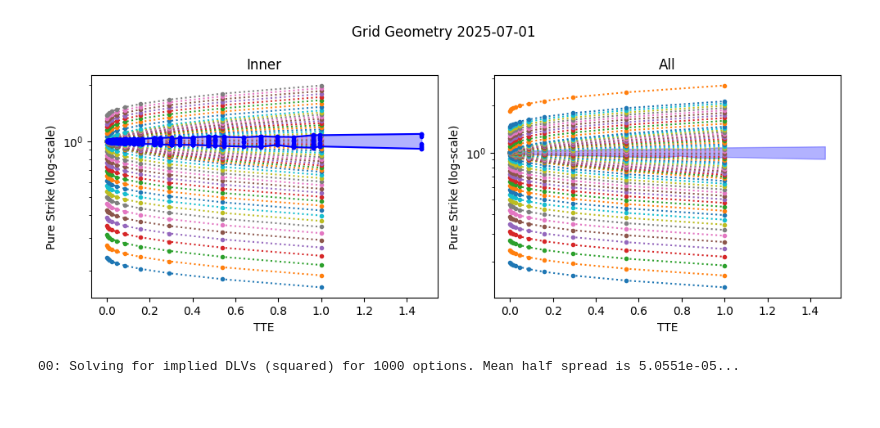
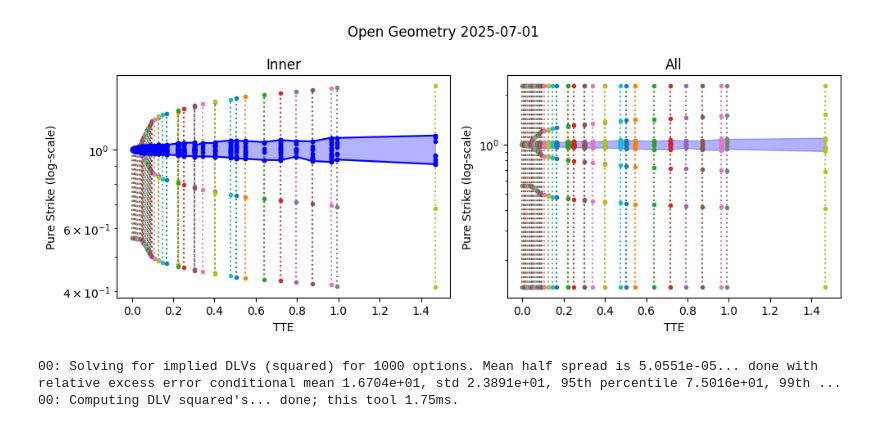
Before and after one commit to hansbuehler/quant_data, a Jupyter notebook: quantdata/sanos/notebooks/viz_open_lin.ipynb, the cells around one changed output. Drawn from its saved outputs; the diff is of its cells as text; code cells hidden in the pictures.

Commit message:
Open SANOS... behaves a bit oddly.

```diff
--- a/quantdata/sanos/notebooks/viz_open_lin.ipynb
+++ b/quantdata/sanos/notebooks/viz_open_lin.ipynb
@@ -37,40 +37,36 @@ print(f"/done; columns {data.keys()}")
 /done; columns dict_keys(['dates', 'ask_pure_delta', 'ask_pure_dk', 'ask_pure_gamma', 'ask_pure_price', 'ask_pure_theta', 'ask_pure_vega', 'ask_vol', 'bid_pure_delta', 'bid_pure_dk', 'bid_pure_gamma', ...
 # %%
 %aimport quantdata.sanos.utils
-%aimport quantdata.sanos.grid
+%aimport quantdata.sanos.open
 %aimport quantdata.sanos.fitter
 
 from cdxcore.bs import bs
 from cdxcore.dynaplot import figure, store
 from cdxcore.verbose import Context
 from quantdata.biz_calendar import DAYS_PER_YEAR
-from quantdata.sanos.grid import GridGeometry, GridSanos, BackboneNumpy
+from quantdata.sanos.open import OpenGeometryGenerator, OpenSanos
 from quantdata.sanos.fitter import Eps, Fitter
 import numpy as np
 
 def fit(data):
     num_samples = len(data.dates)
 
-    # construct grid
-    # --------------
+    # configure open geometry generation
+    # ----------------------------------
 
-    grid        = GridGeometry.create_grid_nms(
-                            horizon_t  = 1.,
-                            num_times  = 10,
-                            nms_range  = (-4,4),
-                            num_nms    = 60,
-                            dlv_min    = 0.01,
-                            dlv_max    = 5.,
-                            fwdvol_min = 0.0,
-                            vol_interp = "lin_var",
+    geometry_generator = OpenGeometryGenerator(
+                            dlv_min     = 0.01,
+                            dlv_max     = 5.,
+                            fwdvol_min  = 0.0,
+                            vol_interp  = "lin_var",
+                            min_dx      = 1e-5,
+                            max_dx      = None,
                             lower_scale = 0.2,
                             upper_scale = 1.5,
-                            dtype = np.float64
-            )
+                            max_dx_outer_fac = 1.
+                        )
 
     eps         = Eps()
-    fitter      = Fitter( geometry = grid, eps = eps, debug=True, max_error = None, mid_fit_weight = 0.1 )
-    sanos       = GridSanos( geometry = grid, bb = BackboneNumpy() )
 
     def fit_sample( isample, store ):
 
@@ -83,10 +79,29 @@ def fit(data):
         bid        = data.bid_pure_price[isample,is_valid]
         ask        = data.ask_pure_price[isample,is_valid]
 
-        # plot the grid
-        # -------------
+        # construct open geometry
+        # -----------------------
 
-        with figure(f"Grid Geometry {d}", col_size=5, row_size=4, columns=None ) as fig_strikes:
+        market_expiries   = np.unique(tte_y)
+        market_strikes    = []
+        for expiry in market_expiries:
+            mask     = tte_y == expiry
+            strikes_t = np.sort( strikes[mask] )
+            market_strikes.append(strikes_t)
+
+        geometry    = geometry_generator.create_geometry(
+                            expiries     = market_expiries,
+                            pure_strikes = market_strikes,
+                            dtype        = np.float64,
+                      )
+
+        fitter      = Fitter( geometry = geometry, eps = eps, debug=True, max_error = None, mid_fit_weight = 0.1 )
+        sanos       = OpenSanos( geometry = geometry, eps = eps, debug=True )
+
+        # plot the geometry
+        # -----------------
+
+        with figure(f"Open Geometry {d}", col_size=5, row_size=4, columns=None ) as fig_strikes:
             axD, axA    = fig_strikes.add_subplots("Inner", "All")
             axD.set_xlabel("TTE")
             axA.set_xlabel("TTE")
@@ -95,10 +110,11 @@ def fit(data):
             axA.set_yscale("log")
             axD.set_yscale("log")
 
-            for i in range(grid.N+2):
-                axA.plot( grid.xexpiries, grid.xstrikes[:,i], ".:")
-                if i>0 and i<grid.N-1:
-                    axD.plot( grid.xexpiries, grid.xstrikes[:,i], ".:" )
+            for xexpiry, xstrikes_t in zip(geometry.xexpiries, geometry.xstrikes):
+                texp_all   = np.full(xstrikes_t.shape, xexpiry, dtype=np.float64)
+                texp_inner = np.full(xstrikes_t[1:-1].shape, xexpiry, dtype=np.float64)
+                axA.plot( texp_all, xstrikes_t, ".:" )
+                axD.plot( texp_inner, xstrikes_t[1:-1], ".:" )
 
             fig_strikes.render()
             store = fig_strikes.store()
@@ -128,7 +144,7 @@ def fit(data):
         # compute prices, dlvs
         # --------------------
 
-        FWD_VOLS = 0.0
+        FWD_VOLS       = 0.0
 
         dlvsqs, fit_prices, densities = \
             fitter( fwd_vols     = FWD_VOLS,
@@ -143,17 +159,16 @@ def fit(data):
         assert fit_prices.shape == strikes.shape, f"Expected fit_prices to have shape {strikes.shape}, got {fit_prices.shape}"
         fit_vols  = bs.implied(strikes, fit_prices, sqrtT = np.sqrt(tte_y) )
 
-        densities = np.asarray( densities, dtype=np.float64 )
-        sanos = GridSanos( geometry=grid, bb=BackboneNumpy(), debug=True )
-
-        re_prices = sanos.price(  fwd_vols=FWD_VOLS, densities=densities,
+        re_prices = sanos.price(  fwd_vols     = FWD_VOLS,
+                                  densities    = densities,
                                   opt_strikes  = strikes,
                                   opt_tte      = tte_y
                                )
         re_vols  = bs.implied(strikes, re_prices, sqrtT = np.sqrt(tte_y) )
 
         test_dens_from_dlv  = sanos.densities( dlvsqs )
-        dlv_prices = sanos.price( fwd_vols=FWD_VOLS, densities=test_dens_from_dlv,
+        dlv_prices = sanos.price( fwd_vols     = FWD_VOLS,
+                                  densities    = test_dens_from_dlv,
                                   opt_strikes  = strikes,
                                   opt_tte      = tte_y
                                )
@@ -161,32 +176,33 @@ def fit(data):
 
         # DLVs, manual
         # ------------
 
         with figure(f"Fits {d}", col_size=5, row_size=4, columns=4 ) as fig_fits:
 
             uttys = np.unique(tte_y)
 
             for utty in uttys:
                 mask = tte_y == utty
                 ax = fig_fits.add_subplot(f"TTE {utty*DAYS_PER_YEAR:.3f}d")
                 ax.set_xlabel("Pure Strike")
                 ax.set_ylabel("Implied")
 
                 istrike = strikes[mask]
                 ixs     = np.argsort(istrike)
 
                 ax.plot(istrike[ixs], bid_vol[mask][ixs], "^-", color="green", label="Bid")
                 ax.plot(istrike[ixs], ask_vol[mask][ixs], "v-", color="red", label="Ask")
                 ax.plot(istrike[ixs], re_vols[mask][ixs], "o-", color="purple", label="Repriced")
                 ax.plot(istrike[ixs], dlv_vols[mask][ixs], "s-", color="blue", label="DLV")
                 ax.plot(istrike[ixs], fit_vols[mask][ixs], ".:", color="orange", label="Fit")
                 ax.legend()
 
     for isample in range(num_samples-1,num_samples-200,-20):
         fit_sample(isample, store)
         break
 
 fit(data)
 # %% [output]
-[figure, old version]
+[figure, new version]
-00: Solving for implied DLVs (squared) for 1000 options. Mean half spread is 5.0551e-05...
+00: Solving for implied DLVs (squared) for 1000 options. Mean half spread is 5.0551e-05... done with relative excess error conditional mean 1.6704e+01, std 2.3891e+01, 95th percentile 7.5016e+01, 99th ...
+00: Computing DLV squared's... done; this tool 1.75ms.
```
Also changed, not shown: parts of 3 cells of this notebook, 6 other files.
